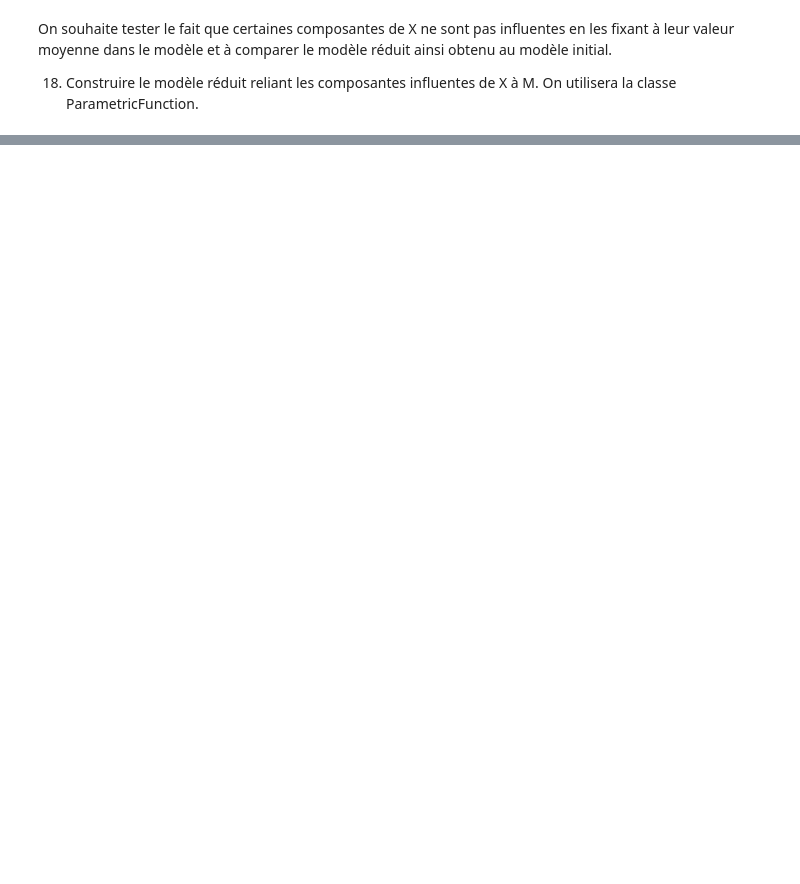
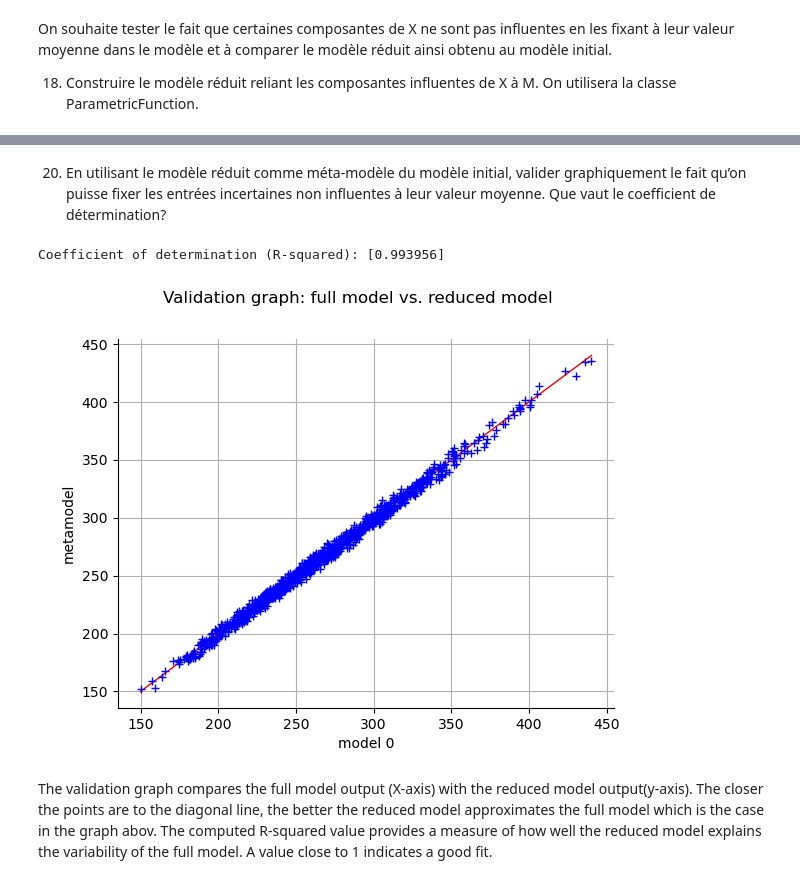
Before and after one commit to Abdellah-Laassairi/QI-mass-model-wing-aircraft, a Jupyter notebook: notebook.ipynb, the cells around one changed output, grey strips where cells are left out. Cells and saved outputs as stored; diff of their text form; code cells hidden in the pictures; blank space fills up the shorter version.

Commit message:
Comparaison between reduced and full model using inflentuial variables

```diff
--- a/notebook.ipynb
+++ b/notebook.ipynb
@@ -365,0 +375,3 @@ reduced_input_distribution = ot.ComposedDistribution([distribution_entrees.getMa
+# %%
+mean_values=constant_non_influential(distribution_entrees, non_influential_components)
+mean_values
@@ -365,0 +380,2 @@ reduced_input_distribution = ot.ComposedDistribution([distribution_entrees.getMa
+# %%
+reduced_model = ot.ParametricFunction(symbolic_function, non_influential_components,mean_values )
@@ -365,0 +385,3 @@ reduced_input_distribution = ot.ComposedDistribution([distribution_entrees.getMa
+# %%
+test_sample = distribution_entrees.getSample(samplingSize)
+influential_test_sample = test_sample.getMarginal(influential_components)
@@ -365,0 +399,24 @@ reduced_input_distribution = ot.ComposedDistribution([distribution_entrees.getMa
+# %% [markdown]
+20. En utilisant le modèle réduit comme méta-modèle du modèle initial, valider graphiquement
+le fait qu’on puisse fixer les entrées incertaines non influentes à leur valeur moyenne. Que
+vaut le coefficient de détermination?
+# %%
+from openturns import MetaModelValidation
+
+full_model_output = symbolic_function(test_sample)
+reduced_model_output = reduced_model(influential_test_sample)
+
+
+validation = MetaModelValidation(influential_test_sample, full_model_output, reduced_model)
+r_squared = validation.computePredictivityFactor()
+print("Coefficient of determination (R-squared):", r_squared)
+# %% [output]
+Coefficient of determination (R-squared): [0.993956]
+# %%
+validation_graph = validation.drawValidation()
+validation_graph.setTitle("Validation graph: full model vs. reduced model")
+validation_graph
+# %% [output]
+[figure, added]
+# %% [markdown]
+The validation graph compares the full model output (X-axis) with the reduced model output(y-axis). The closer the points are to the diagonal line, the better the reduced model approximates the full model which is the case in the graph abov. The computed R-squared value provides a measure of how well the reduced model explains the variability of the full model. A value close to 1 indicates a good fit.
```
Also changed, not shown: parts of 11 cells of this notebook.
